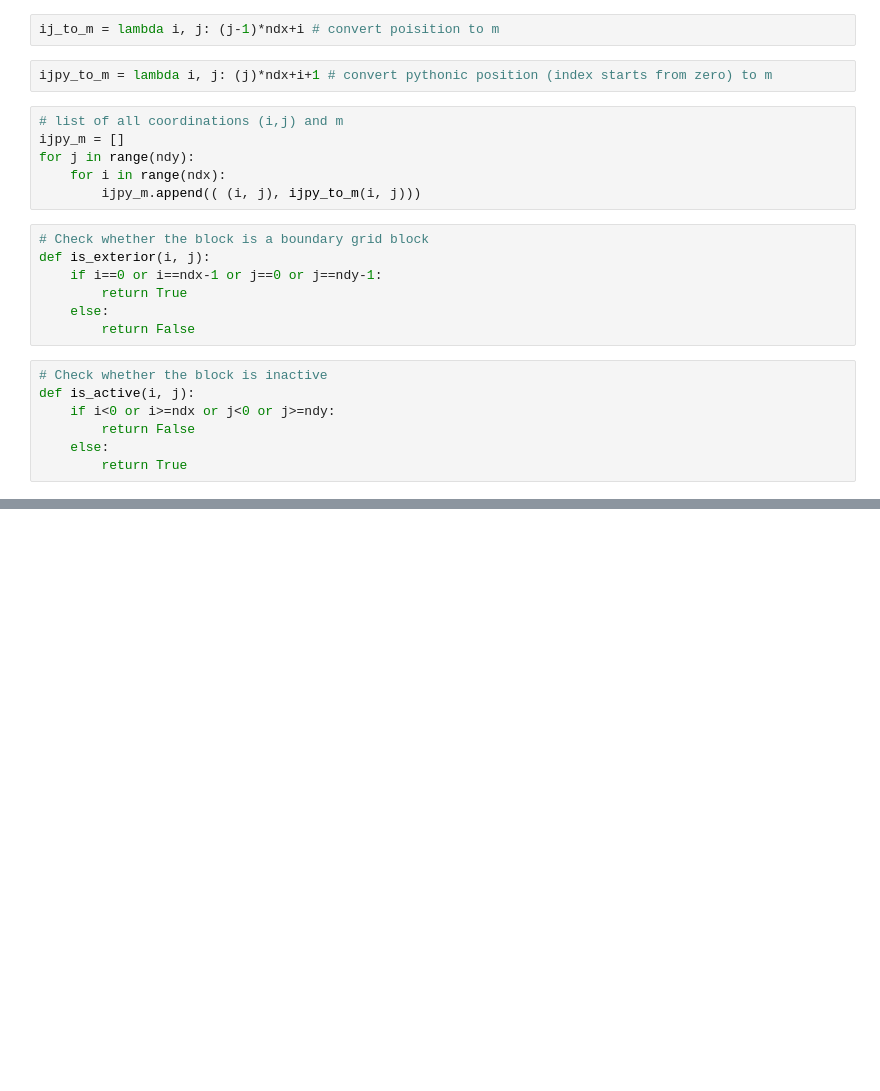
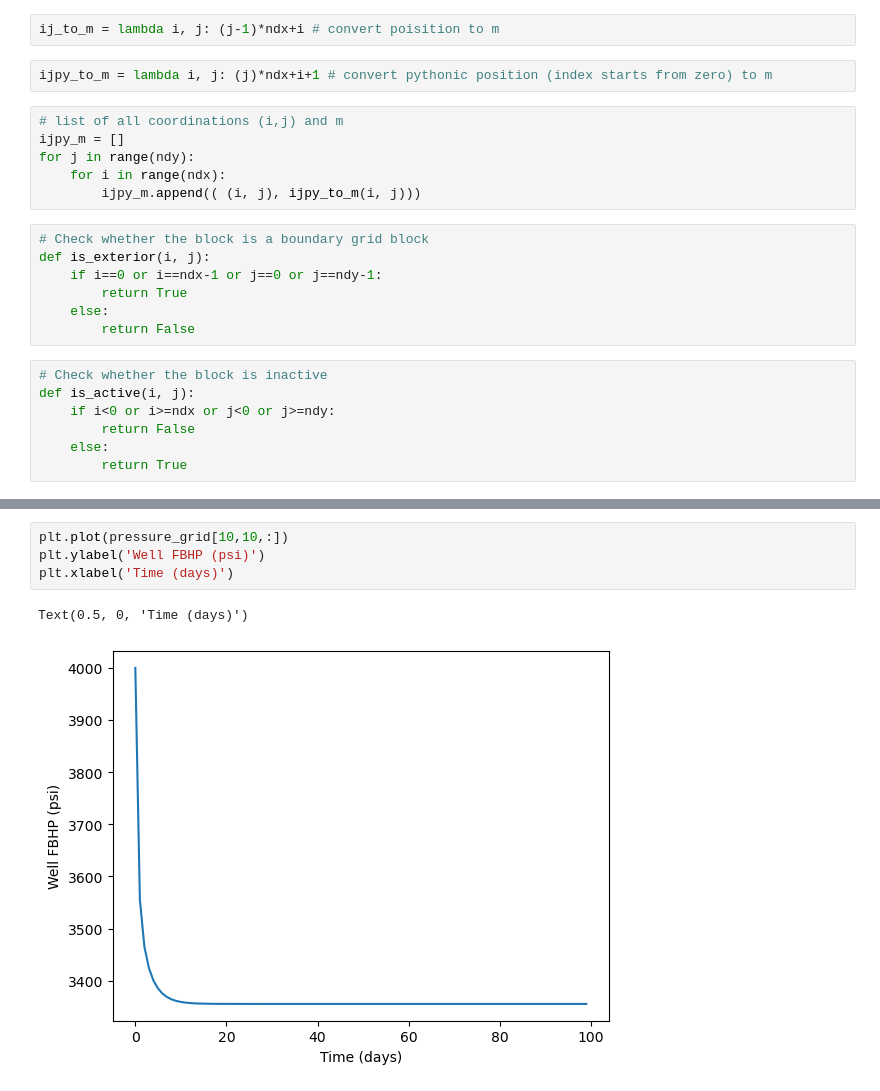
Before and after one commit to saeedtelvari/Reservoir-Simulation, a Jupyter notebook: 2D_IMPLICIT_BOOK.ipynb, the cells around one changed output, grey strips where cells are left out. Saved outputs shown, nothing was run; the diff lists cells and outputs as text; blank space fills up the shorter version.

```diff
--- a/2D_IMPLICIT_BOOK.ipynb
+++ b/2D_IMPLICIT_BOOK.ipynb
@@ -133,0 +132,7 @@ plt.show()
+# %%
+plt.plot(pressure_grid[10,10,:])
+plt.ylabel('Well FBHP (psi)')
+plt.xlabel('Time (days)')
+# %% [output]
+Text(0.5, 0, 'Time (days)')
+[figure, added]
```
Also changed, not shown: parts of 7 cells of this notebook, 1 other file.
